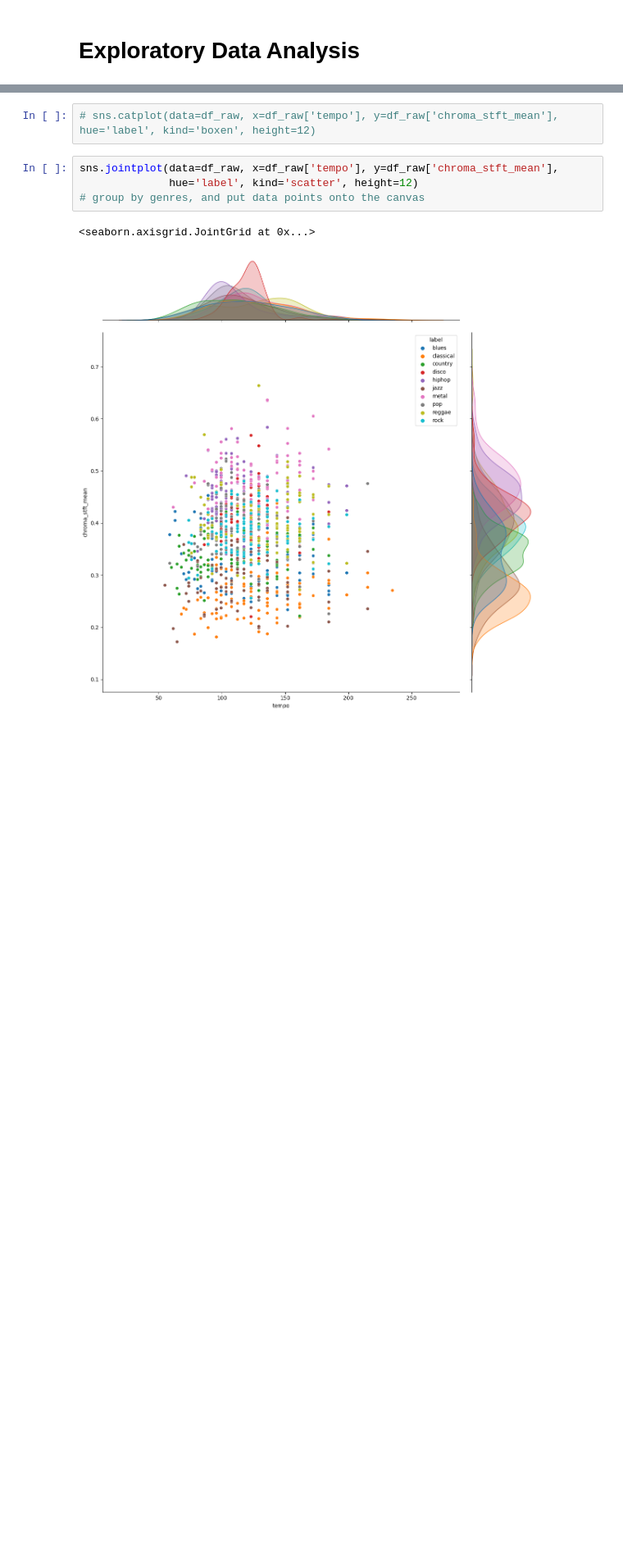
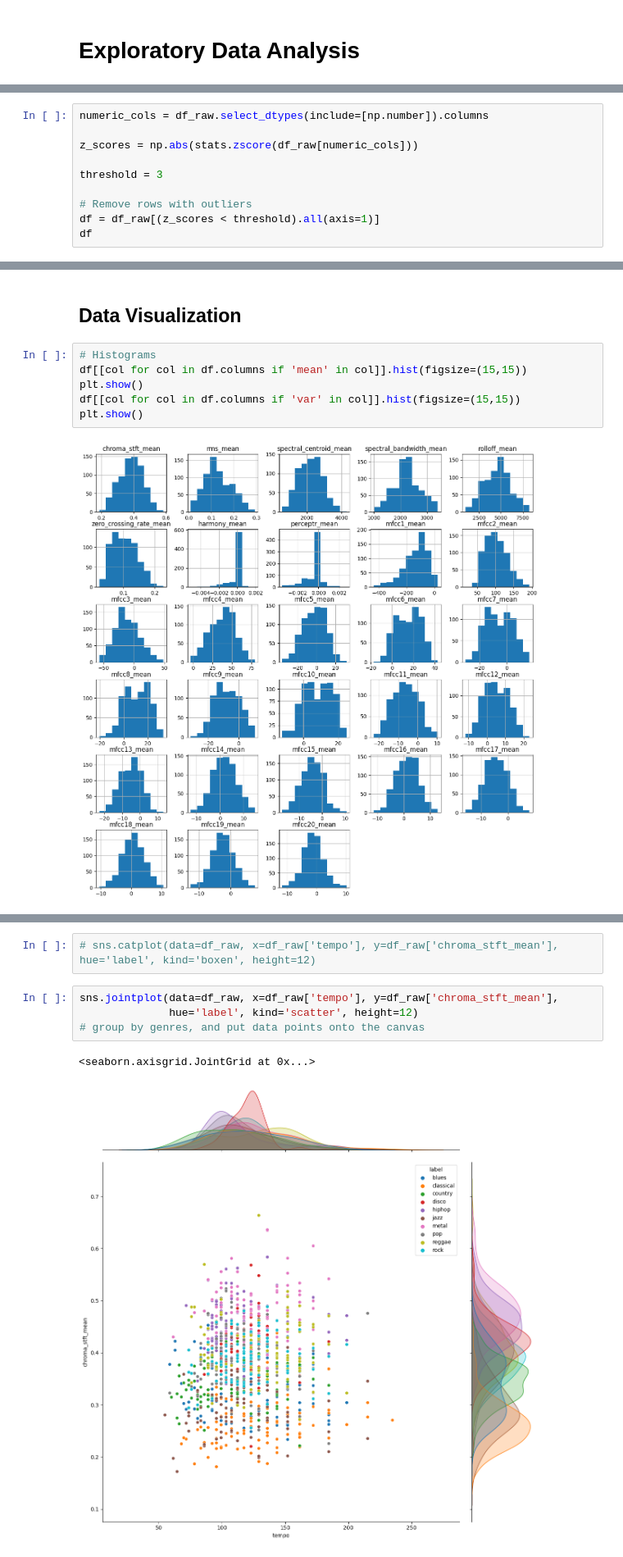
Before and after one commit to COGS118A/Group007-SP23, a Jupyter notebook: Checkpoint_Group007-SP23.ipynb, the cells around one changed output, grey strips where cells are left out. Shown at 82% size. Drawn from its saved outputs; the diff is of its cells as text; blank space fills up the shorter version.

```diff
--- a/Checkpoint_Group007-SP23.ipynb
+++ b/Checkpoint_Group007-SP23.ipynb
@@ -105,0 +154,10 @@ plt.show()
+# %%
+numeric_cols = df_raw.select_dtypes(include=[np.number]).columns
+
+z_scores = np.abs(stats.zscore(df_raw[numeric_cols]))
+
+threshold = 3
+
+# Remove rows with outliers
+df = df_raw[(z_scores < threshold).all(axis=1)]
+df
@@ -105,0 +178,10 @@ plt.show()
+# %% [markdown]
+## Data Visualization
+# %%
+# Histograms
+df[[col for col in df.columns if 'mean' in col]].hist(figsize=(15,15))
+plt.show()
+df[[col for col in df.columns if 'var' in col]].hist(figsize=(15,15))
+plt.show()
+# %% [output]
+[figure, added]
```
Also changed, not shown: parts of 21 cells of this notebook, 1 other file.
